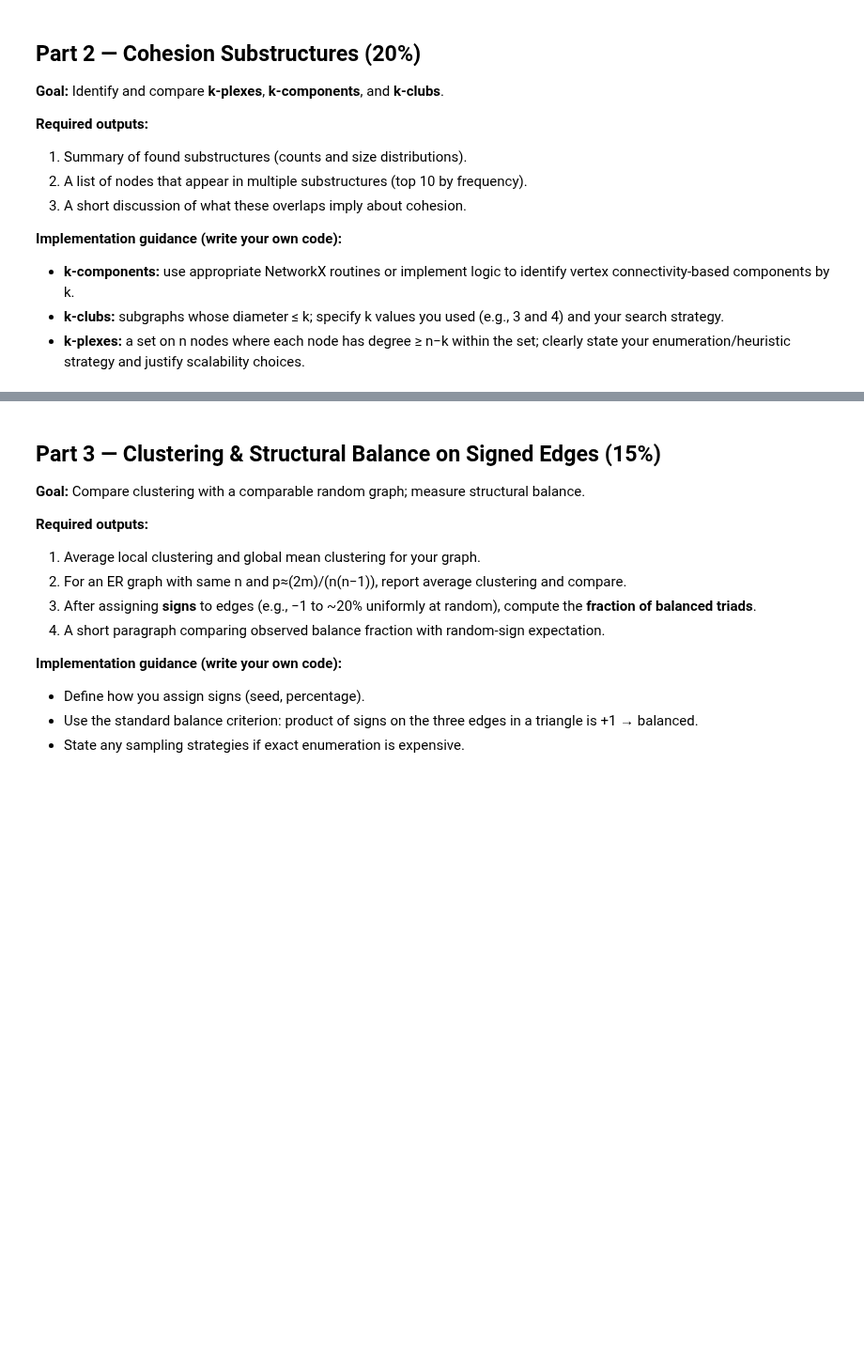
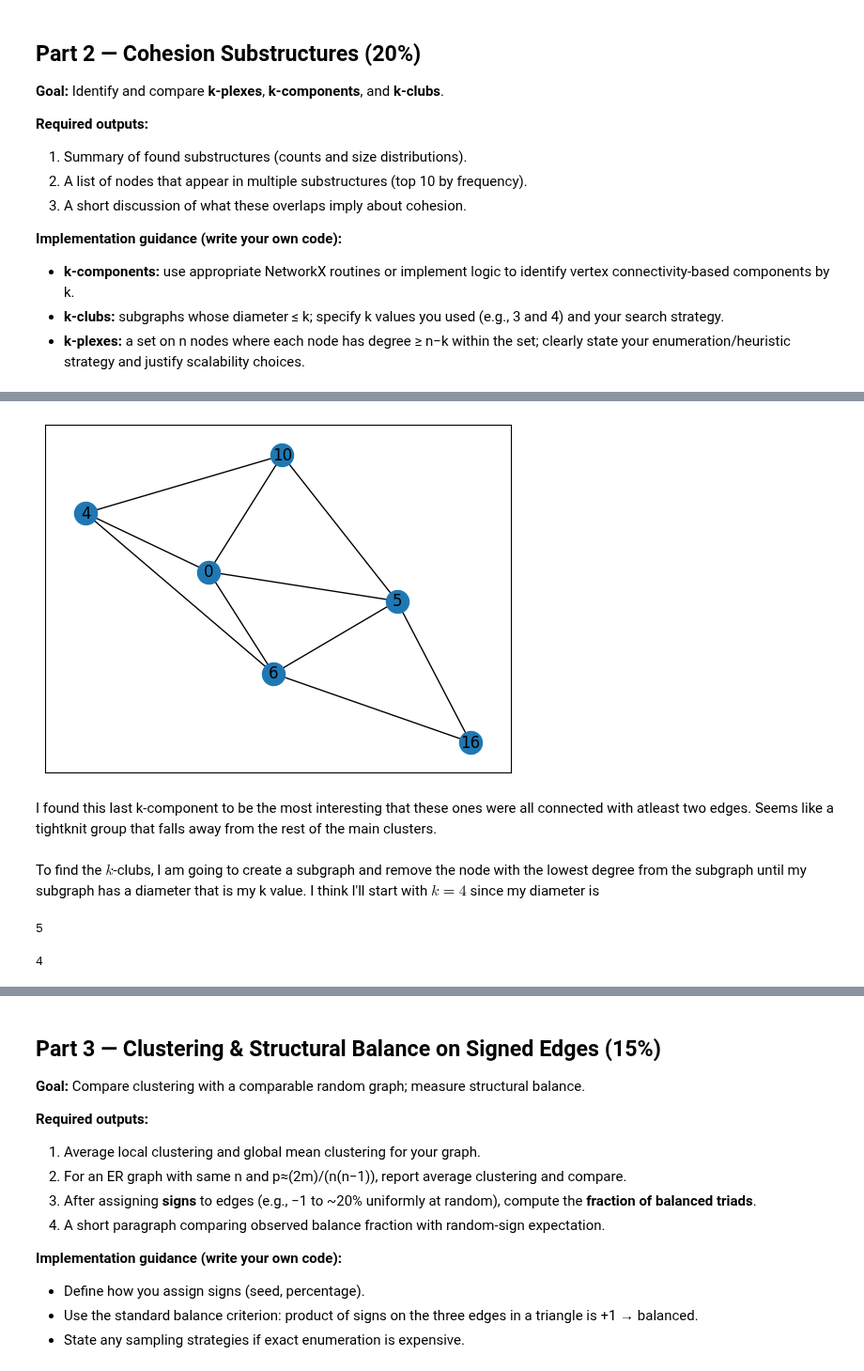
Before and after one commit to nurfnick/NetworkScience, a Jupyter notebook: HomeworkAssignments/Project2.ipynb, the cells around one changed output, grey strips where cells are left out. Shown at 94% size. Cells and saved outputs as stored; diff of their text form; code cells hidden in the pictures; blank space fills up the shorter version.

```diff
--- a/HomeworkAssignments/Project2.ipynb
+++ b/HomeworkAssignments/Project2.ipynb
@@ -77,0 +126,21 @@
+# %%
+nx.draw_networkx(G.subgraph(kcomp[2][1]) )
+# %% [output]
+[figure, added]
+# %% [markdown]
+I found this last k-component to be the most interesting that these ones were all connected with atleast two edges.  Seems like a tightknit group that falls away from the rest of the main clusters.
+# %% [markdown]
+To find the $k$-clubs, I am going to create a subgraph and remove the node with the lowest degree from the subgraph until my subgraph has a diameter that is my k value.  I think I'll start with $k=4$ since my diameter is
+# %%
+nx.diameter(G)
+# %% [output]
+5
+# %%
+nG = G
+
+while(nx.diameter(nG) > 4):
+    nG.remove_node(min(nG.degree, key=lambda x: x[1])[0])
+
+print(nx.diameter(nG))
+# %% [output]
+4
```
Also changed, not shown: parts of 16 cells of this notebook.
